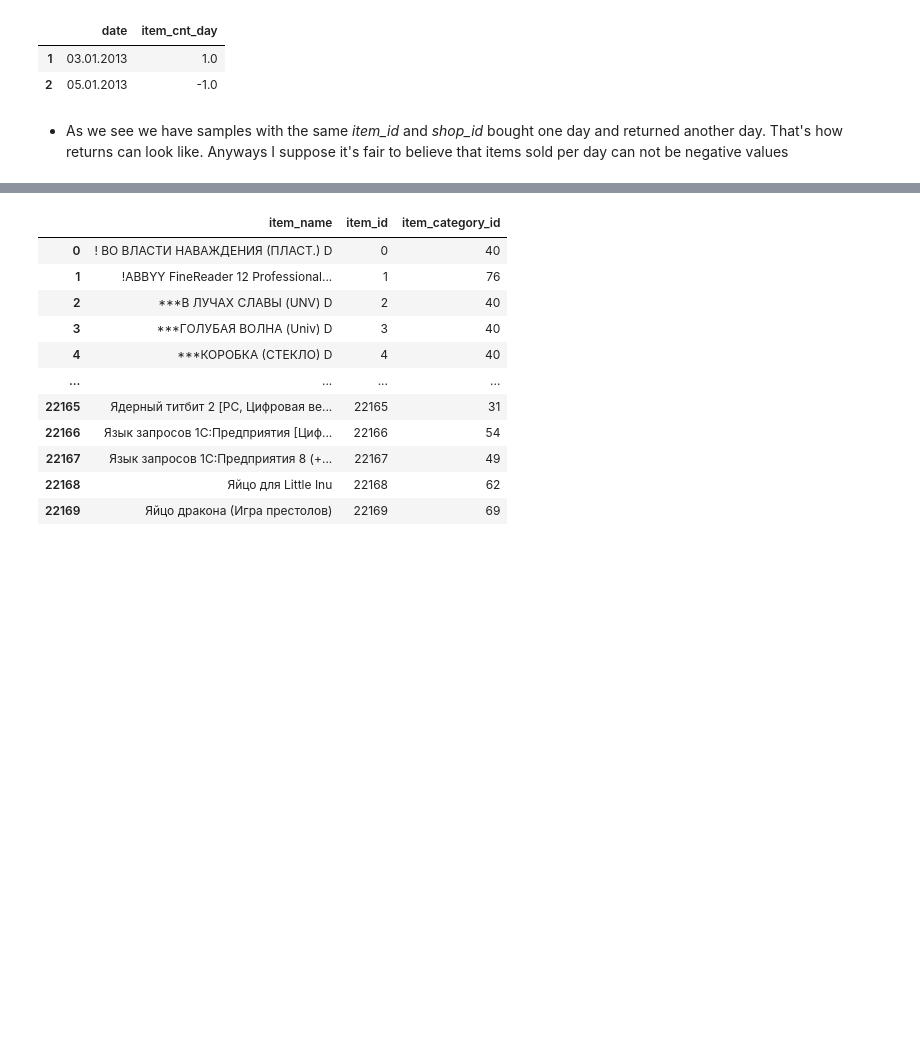
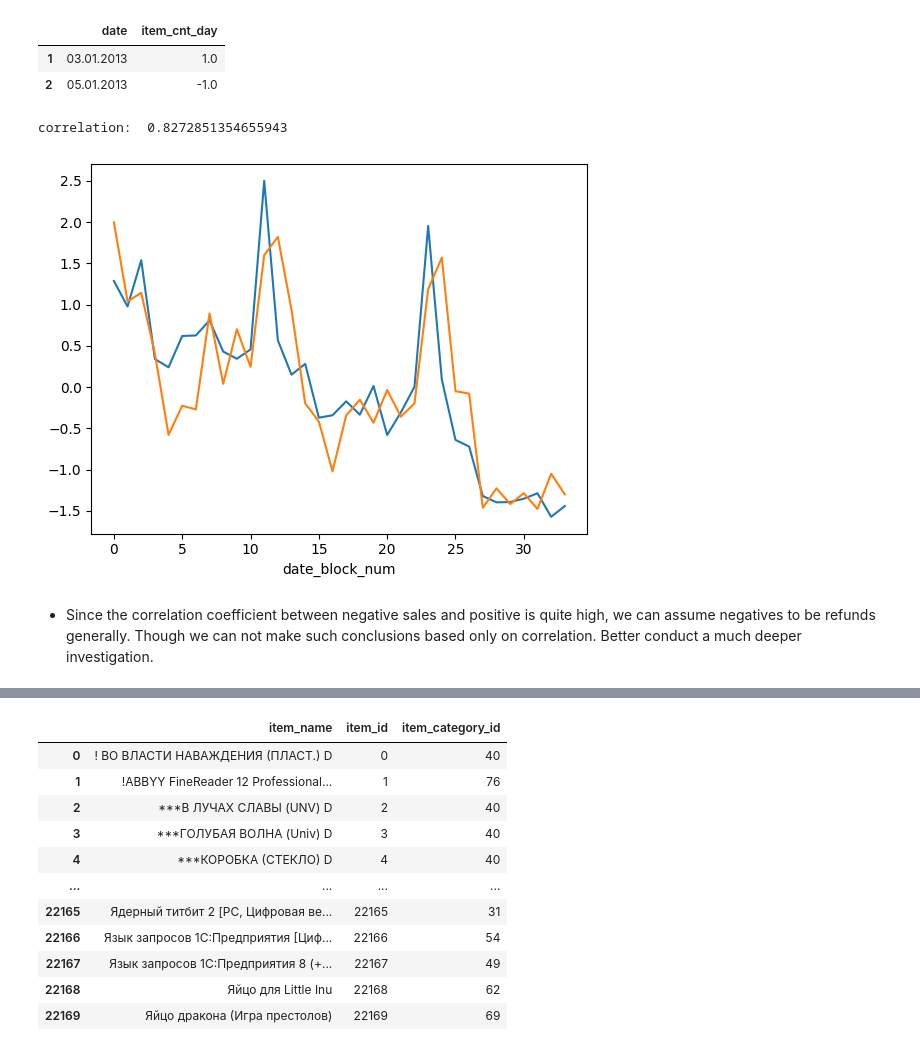
Before and after one commit to Dybal-Ilia/Innowise-Dybal, a Jupyter notebook: notebooks/dqc_etl_implementation.ipynb, the cells around one changed output, grey strips where cells are left out. Saved outputs shown, nothing was run; the diff lists cells and outputs as text; code cells hidden in the pictures; blank space fills up the shorter version.

Commit message:
ds/1.1 feat: added more comprehensive refunds analysis

```diff
--- a/notebooks/dqc_etl_implementation.ipynb
+++ b/notebooks/dqc_etl_implementation.ipynb
@@ -292,5 +292,23 @@ similar_sales[['date', 'item_cnt_day']]
 |  | date | item_cnt_day |
 | 1 | 03.01.2013 | 1.0 |
 | 2 | 05.01.2013 | -1.0 |
-# %% [markdown]
-- As we see we have samples with the same *item_id* and *shop_id* bought one day and returned another day. That's how returns can look like. Anyways I suppose it's fair to believe that items sold per day can not be negative values
+# %%
+import matplotlib.pyplot as plt
+
+sales_train = data['sales_train']
+sales_train_cnt = sales_train[sales_train["item_cnt_day"]>0]
+sales_train_ncnt = sales_train[sales_train["item_cnt_day"]<0]
+
+normalize = lambda df: (df-df.mean())/df.std()
+
+pos = normalize(sales_train_cnt.groupby("date_block_num").date.count())
+neg = normalize(sales_train_ncnt.groupby("date_block_num").date.count())
+pos.plot()
+neg.plot()
+
+print("correlation: ", np.corrcoef(pos, neg)[0,1])
+# %% [output]
+correlation:  0.8272851354655943
+[figure, added]
+# %% [markdown]
+- Since the correlation coefficient between negative sales and positive is quite high, we can assume negatives to be refunds generally. Though we can not make such conclusions based only on correlation. Better conduct a much deeper investigation.
```
Also changed, not shown: parts of 11 cells of this notebook.
